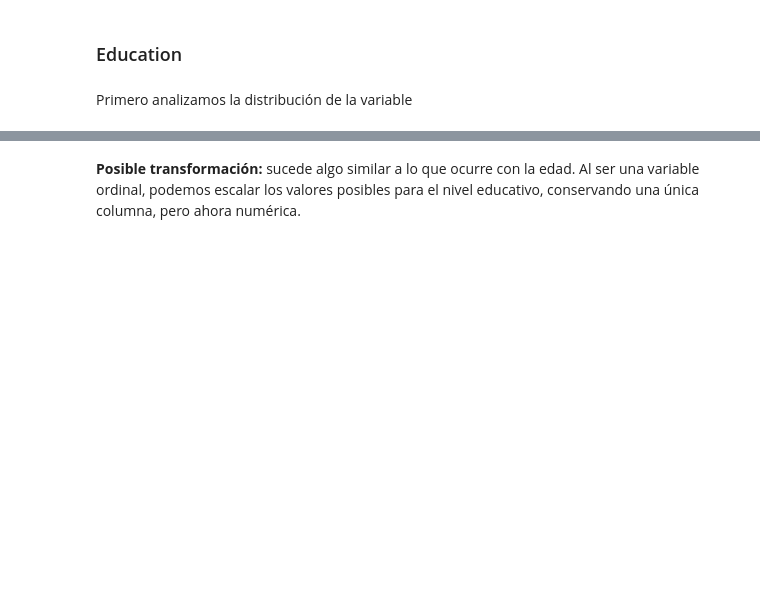
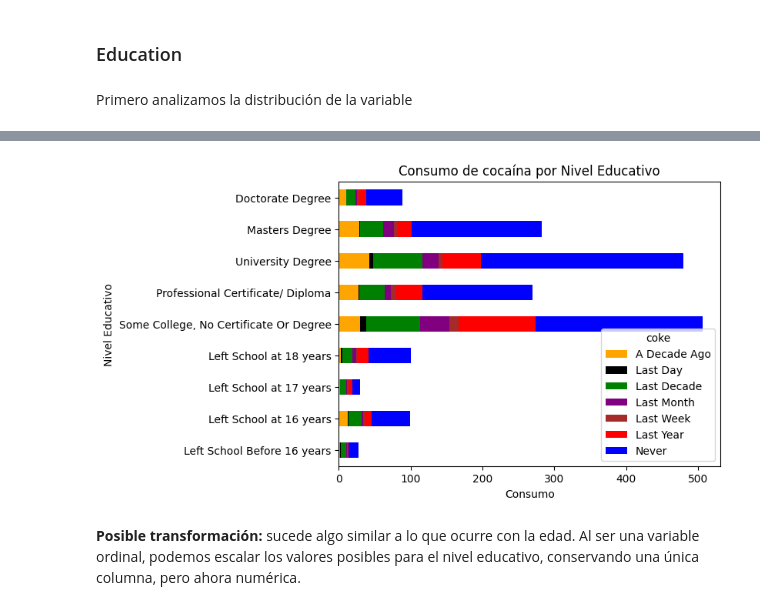
Before and after one commit to federicoFrancesconi/UCSE-2024-ML-TP1, a Jupyter notebook: tp1_EDA.ipynb, the cells around one changed output, grey strips where cells are left out. Cells and saved outputs as stored; diff of their text form; code cells hidden in the pictures; blank space fills up the shorter version.

```diff
--- a/tp1_EDA.ipynb
+++ b/tp1_EDA.ipynb
@@ -390,14 +502,17 @@ df_education_converted.education.value_counts().sort_index()
 # %%
 # Contamos la cantidad de cada categoria por nivel educativo
 df_consumo_x_educacion = df_education_converted.groupby(['education', 'coke'], observed=False).size().unstack()
 
+colors = [colors_coke[col] for col in df_consumo_x_educacion.columns]
 # Generamos un grafico de barras apiladas
-df_consumo_x_educacion.plot.barh(stacked=True)
+df_consumo_x_educacion.plot.barh(stacked=True, color = colors)
 
 plt.xlabel('Consumo')
 plt.ylabel('Nivel Educativo')
 plt.title('Consumo de cocaína por Nivel Educativo')
 plt.show()
+# %% [output]
+[figure, added]
 # %% [markdown]
 **Posible transformación:** sucede algo similar a lo que ocurre con la edad. Al ser una variable ordinal, podemos escalar los valores posibles para el nivel educativo, conservando una única columna, pero ahora numérica.
 # %% [markdown]
```
Also changed, not shown: parts of 57 cells of this notebook.
